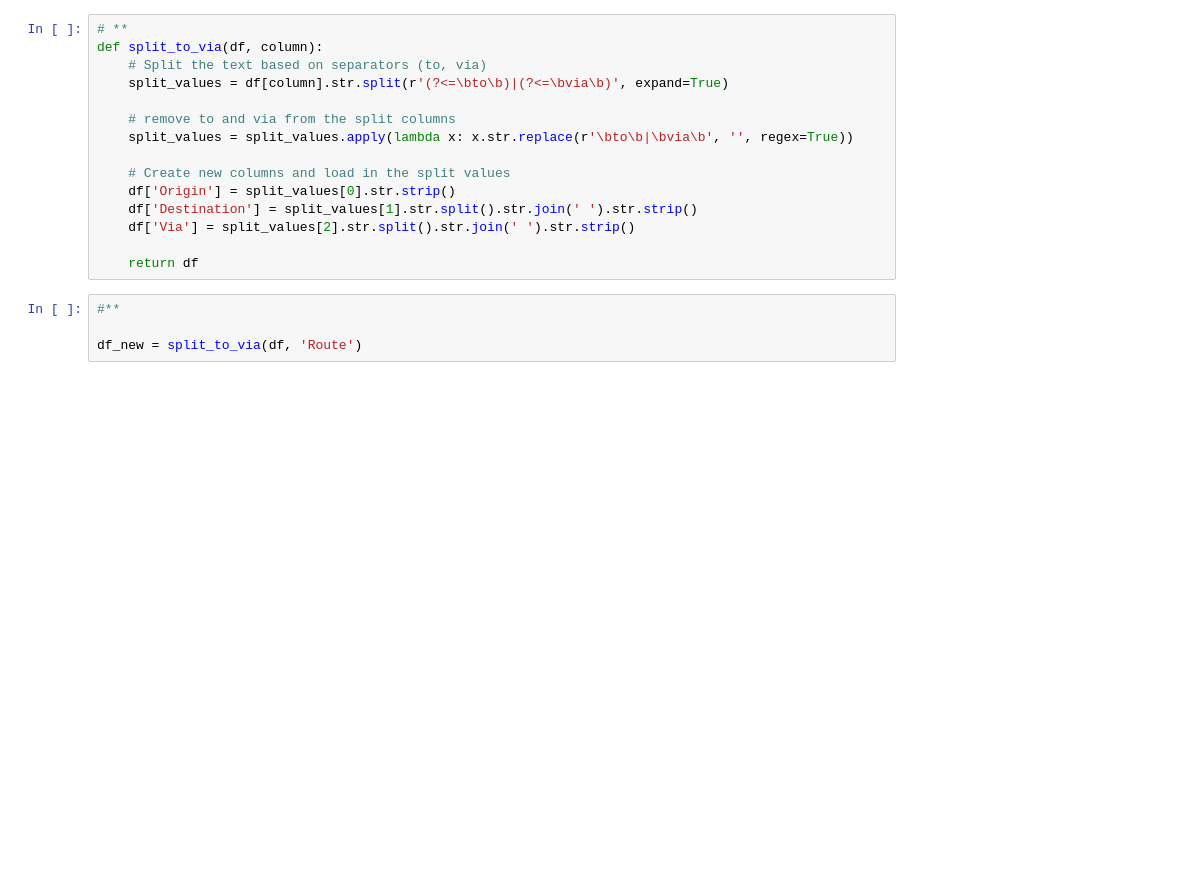
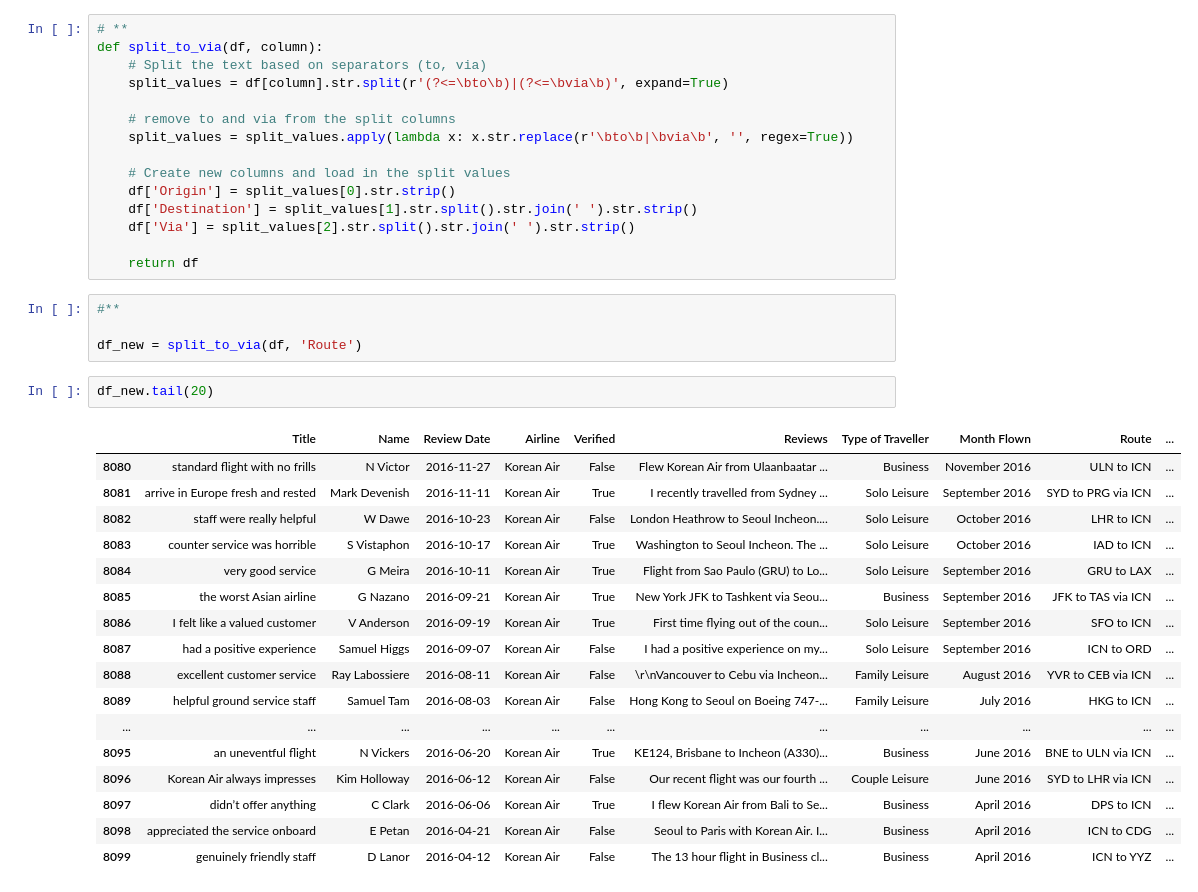
Before and after one commit to HasmigG/Airline_Passenger_Satisfaction_Analysis, a Jupyter notebook: etl_3.ipynb, the cells around one changed output. Cells and saved outputs as stored; diff of their text form; blank space fills up the shorter version.

```diff
--- a/etl_3.ipynb
+++ b/etl_3.ipynb
@@ -161,6 +216,26 @@ def split_to_via(df, column):
 #**
 
 df_new = split_to_via(df, 'Route')
+# %%
+df_new.tail(20)
+# %% [output]
+|  | Title | Name | Review Date | Airline | Verified | Reviews | Type of Traveller | Month Flown | Route | ... |
+| 8080 | standard flight with no frills | N Victor | 2016-11-27 | Korean Air | False | Flew Korean Air from Ulaanbaatar ... | Business | November 2016 | ULN to ICN | ... |
+| 8081 | arrive in Europe fresh and rested | Mark Devenish | 2016-11-11 | Korean Air | True | I recently travelled from Sydney ... | Solo Leisure | September 2016 | SYD to PRG via ICN | ... |
+| 8082 | staff were really helpful | W Dawe | 2016-10-23 | Korean Air | False | London Heathrow to Seoul Incheon.... | Solo Leisure | October 2016 | LHR to ICN | ... |
+| 8083 | counter service was horrible | S Vistaphon | 2016-10-17 | Korean Air | True | Washington to Seoul Incheon. The ... | Solo Leisure | October 2016 | IAD to ICN | ... |
+| 8084 | very good service | G Meira | 2016-10-11 | Korean Air | True | Flight from Sao Paulo (GRU) to Lo... | Solo Leisure | September 2016 | GRU to LAX | ... |
+| 8085 | the worst Asian airline | G Nazano | 2016-09-21 | Korean Air | True | New York JFK to Tashkent via Seou... | Business | September 2016 | JFK to TAS via ICN | ... |
+| 8086 | I felt like a valued customer | V Anderson | 2016-09-19 | Korean Air | True | First time flying out of the coun... | Solo Leisure | September 2016 | SFO to ICN | ... |
+| 8087 | had a positive experience | Samuel Higgs | 2016-09-07 | Korean Air | False | I had a positive experience on my... | Solo Leisure | September 2016 | ICN to ORD | ... |
+| 8088 | excellent customer service | Ray Labossiere | 2016-08-11 | Korean Air | False | \r\nVancouver to Cebu via Incheon... | Family Leisure | August 2016 | YVR to CEB via ICN | ... |
+| 8089 | helpful ground service staff | Samuel Tam | 2016-08-03 | Korean Air | False | Hong Kong to Seoul on Boeing 747-... | Family Leisure | July 2016 | HKG to ICN | ... |
+| ... | ... | ... | ... | ... | ... | ... | ... | ... | ... | ... |
+| 8095 | an uneventful flight | N Vickers | 2016-06-20 | Korean Air | True | KE124, Brisbane to Incheon (A330)... | Business | June 2016 | BNE to ULN via ICN | ... |
+| 8096 | Korean Air always impresses | Kim Holloway | 2016-06-12 | Korean Air | False | Our recent flight was our fourth ... | Couple Leisure | June 2016 | SYD to LHR via ICN | ... |
+| 8097 | didn’t offer anything | C Clark | 2016-06-06 | Korean Air | True | I flew Korean Air from Bali to Se... | Business | April 2016 | DPS to ICN | ... |
+| 8098 | appreciated the service onboard | E Petan | 2016-04-21 | Korean Air | False | Seoul to Paris with Korean Air. I... | Business | April 2016 | ICN to CDG | ... |
+| 8099 | genuinely friendly staff | D Lanor | 2016-04-12 | Korean Air | False | The 13 hour flight in Business cl... | Business | April 2016 | ICN to YYZ | ... |
 # %%
 #df_new.head(25)
 df_new['destination'].value_counts()
```
Also changed, not shown: parts of 10 cells of this notebook, 1 other file.
